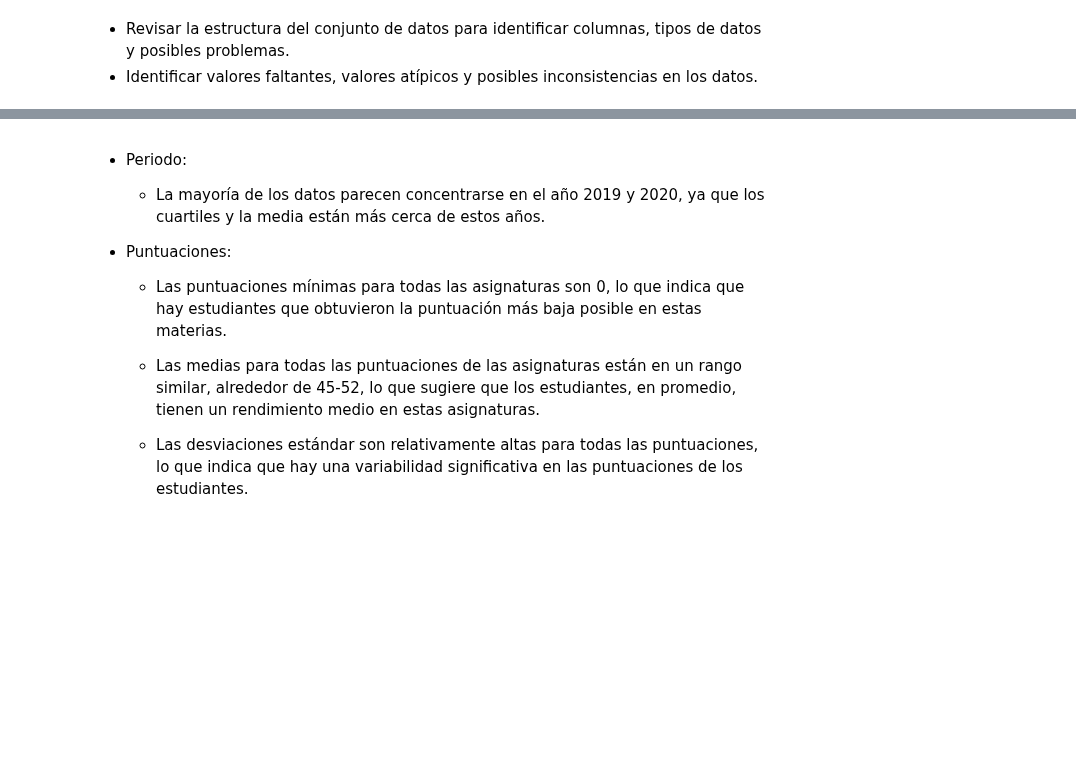
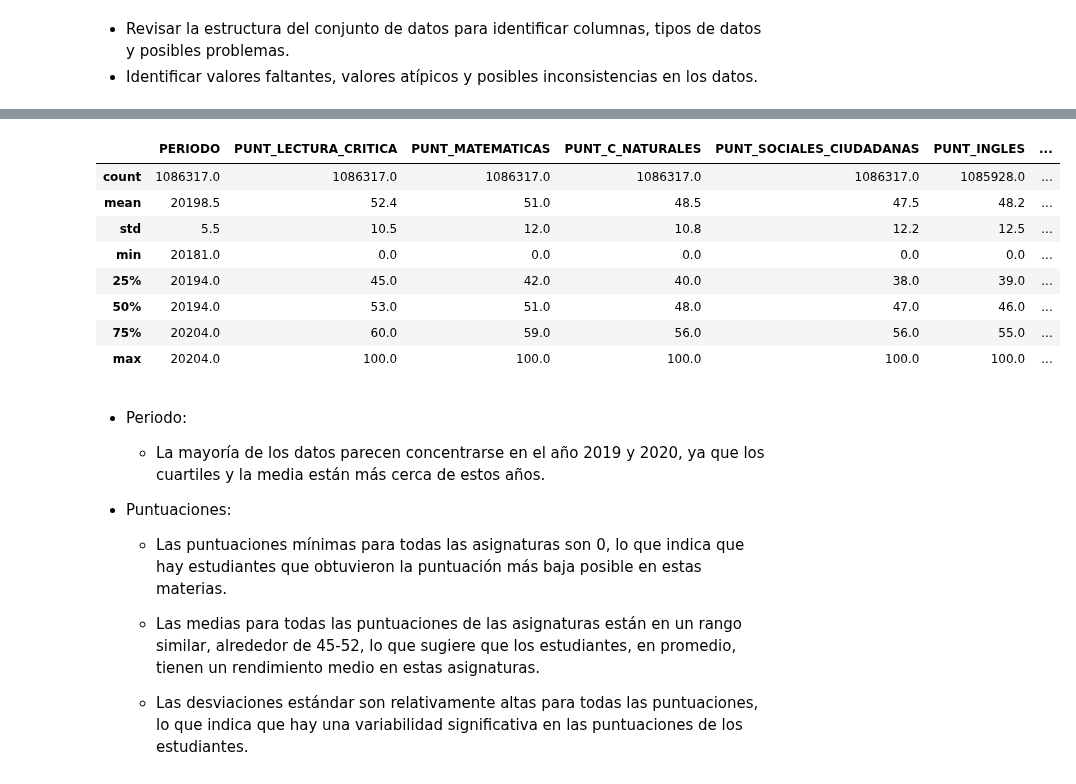
Before and after one commit to wespitia9/AVDV3-219, a Jupyter notebook: Modulo_2-Estadistica_y_Modelado_Matematico_Avanzado/Modulo-2_dev.ipynb, the cells around one changed output, grey strips where cells are left out. Drawn from its saved outputs; the diff is of its cells as text; code cells hidden in the pictures; blank space fills up the shorter version.

```diff
--- a/Modulo_2-Estadistica_y_Modelado_Matematico_Avanzado/Modulo-2_dev.ipynb
+++ b/Modulo_2-Estadistica_y_Modelado_Matematico_Avanzado/Modulo-2_dev.ipynb
@@ -127,8 +197,21 @@ df_acumulado_saber_11.sample(10)
 # %%
 # Descripción estadística de las variables numéricas sin notación científica
 
 # Se configura la forma en que los números flotantes se muestran al imprimir un DataFrame en pandas.
     # Se define función lambda que toma un número x y devuelve ese número formateado con 1 decimal.
+pd.set_option('display.float_format', lambda x: '%.1f' % x)
+
+df_acumulado_saber_11.describe()
+# %% [output]
+|  | PERIODO | PUNT_LECTURA_CRITICA | PUNT_MATEMATICAS | PUNT_C_NATURALES | PUNT_SOCIALES_CIUDADANAS | PUNT_INGLES | ... |
+| count | 1086317.0 | 1086317.0 | 1086317.0 | 1086317.0 | 1086317.0 | 1085928.0 | ... |
+| mean | 20198.5 | 52.4 | 51.0 | 48.5 | 47.5 | 48.2 | ... |
+| std | 5.5 | 10.5 | 12.0 | 10.8 | 12.2 | 12.5 | ... |
+| min | 20181.0 | 0.0 | 0.0 | 0.0 | 0.0 | 0.0 | ... |
+| 25% | 20194.0 | 45.0 | 42.0 | 40.0 | 38.0 | 39.0 | ... |
+| 50% | 20194.0 | 53.0 | 51.0 | 48.0 | 47.0 | 46.0 | ... |
+| 75% | 20204.0 | 60.0 | 59.0 | 56.0 | 56.0 | 55.0 | ... |
+| max | 20204.0 | 100.0 | 100.0 | 100.0 | 100.0 | 100.0 | ... |
 # %% [markdown]
 - Periodo:
     - La mayoría de los datos parecen concentrarse en el año 2019 y 2020, ya que los cuartiles y la media están más cerca de estos años.
```
Also changed, not shown: parts of 5 cells of this notebook.
